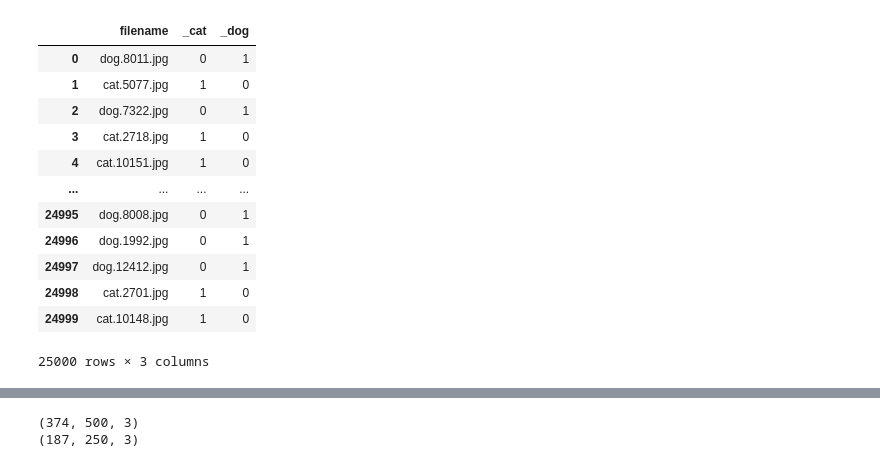
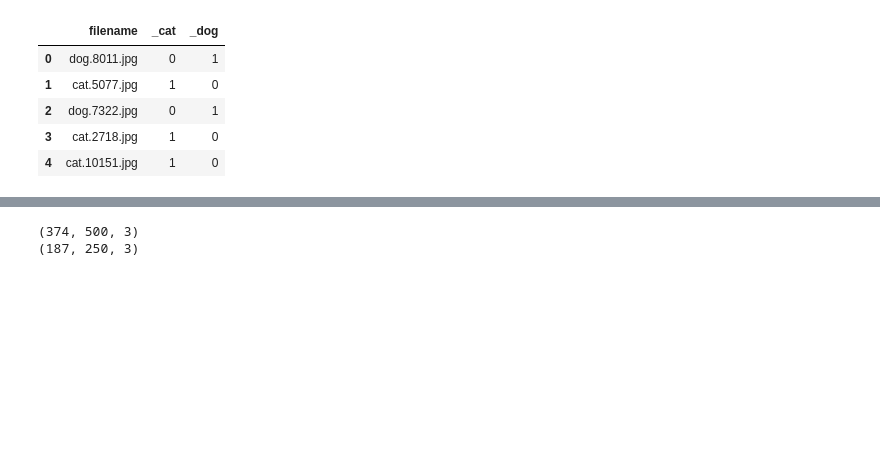
Before and after one commit to Lelelass/Deep-Learning-21, a Jupyter notebook: Labb/lab.ipynb, the cells around one changed output, grey strips where cells are left out. Saved outputs shown, nothing was run; the diff lists cells and outputs as text; code cells hidden in the pictures; blank space fills up the shorter version.

```diff
--- a/Labb/lab.ipynb
+++ b/Labb/lab.ipynb
@@ -1,28 +1,22 @@
 # %%
 import os
 import numpy as np
 import pandas as pd
 import matplotlib.pyplot as plt
+import seaborn as sns
 import cv2
-from dataset_split import get_train_from_path, gen_filename_dataframe
+from dataset_split import get_filenames_from_path, gen_filename_dataframe
 
 original_train_dir = os.path.abspath("./original_data/train/train")
+original_test_dir = os.path.abspath("./original_data/test/test")
 
-train_pictures = get_train_from_path(original_train_dir)
-
-df = gen_filename_dataframe(train_pictures)
-df
+train_pictures_filenames = get_filenames_from_path(original_train_dir)
+df = gen_filename_dataframe(train_pictures_filenames)
+df.head()
 # %% [output]
 |  | filename | _cat | _dog |
 | 0 | dog.8011.jpg | 0 | 1 |
 | 1 | cat.5077.jpg | 1 | 0 |
 | 2 | dog.7322.jpg | 0 | 1 |
 | 3 | cat.2718.jpg | 1 | 0 |
 | 4 | cat.10151.jpg | 1 | 0 |
-| ... | ... | ... | ... |
-| 24995 | dog.8008.jpg | 0 | 1 |
-| 24996 | dog.1992.jpg | 0 | 1 |
-| 24997 | dog.12412.jpg | 0 | 1 |
-| 24998 | cat.2701.jpg | 1 | 0 |
-| 24999 | cat.10148.jpg | 1 | 0 |
-25000 rows × 3 columns
```
Also changed, not shown: parts of 7 cells of this notebook, 1 other file.
